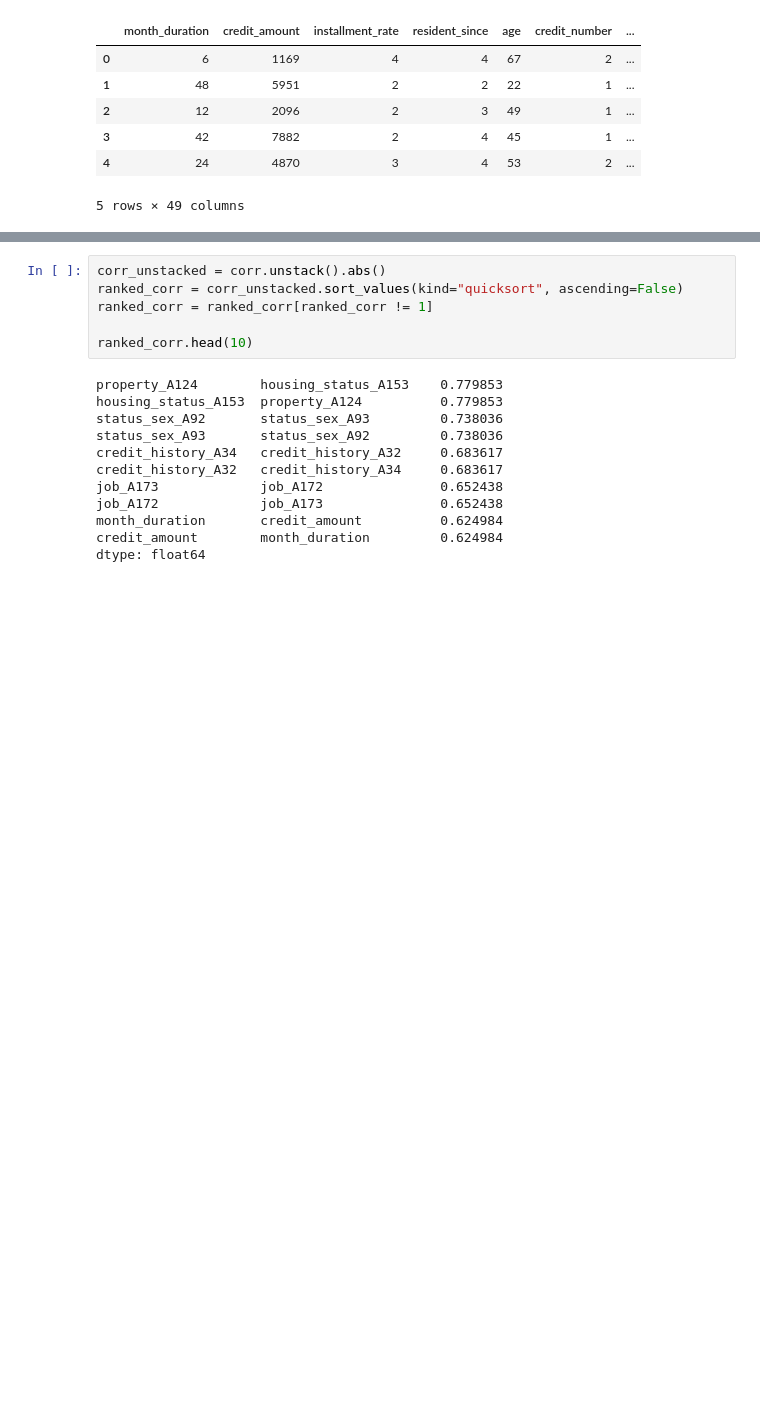
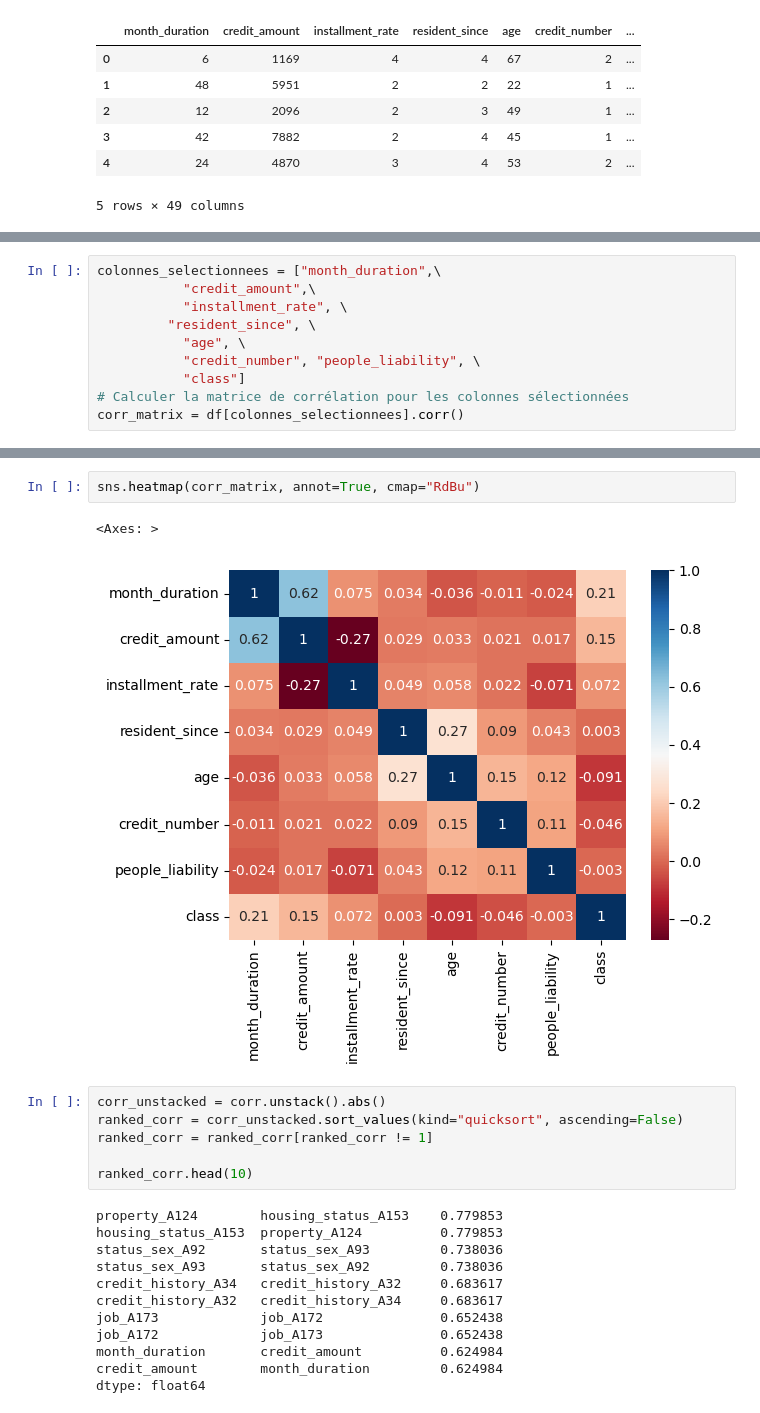
Before and after one commit to YounessSerrakhi/Credit_Risk_classification, a Jupyter notebook: notebooks/main.ipynb, the cells around one changed output, grey strips where cells are left out. Drawn from its saved outputs; the diff is of its cells as text; blank space fills up the shorter version.

```diff
--- a/notebooks/main.ipynb
+++ b/notebooks/main.ipynb
@@ -209,0 +259,10 @@ plt.show()
+# %%
+colonnes_selectionnees = ["month_duration",\
+           "credit_amount",\
+           "installment_rate", \
+         "resident_since", \
+           "age", \
+           "credit_number", "people_liability", \
+           "class"]
+# Calculer la matrice de corrélation pour les colonnes sélectionnées
+corr_matrix = df[colonnes_selectionnees].corr()
@@ -210,3 +274,8 @@ plt.show()
+# %%
+sns.heatmap(corr_matrix, annot=True, cmap="RdBu")
+# %% [output]
+<Axes: >
+[figure, added]
 # %%
 corr_unstacked = corr.unstack().abs()
 ranked_corr = corr_unstacked.sort_values(kind="quicksort", ascending=False)
```
Also changed, not shown: parts of 104 cells of this notebook, 1 other file.
